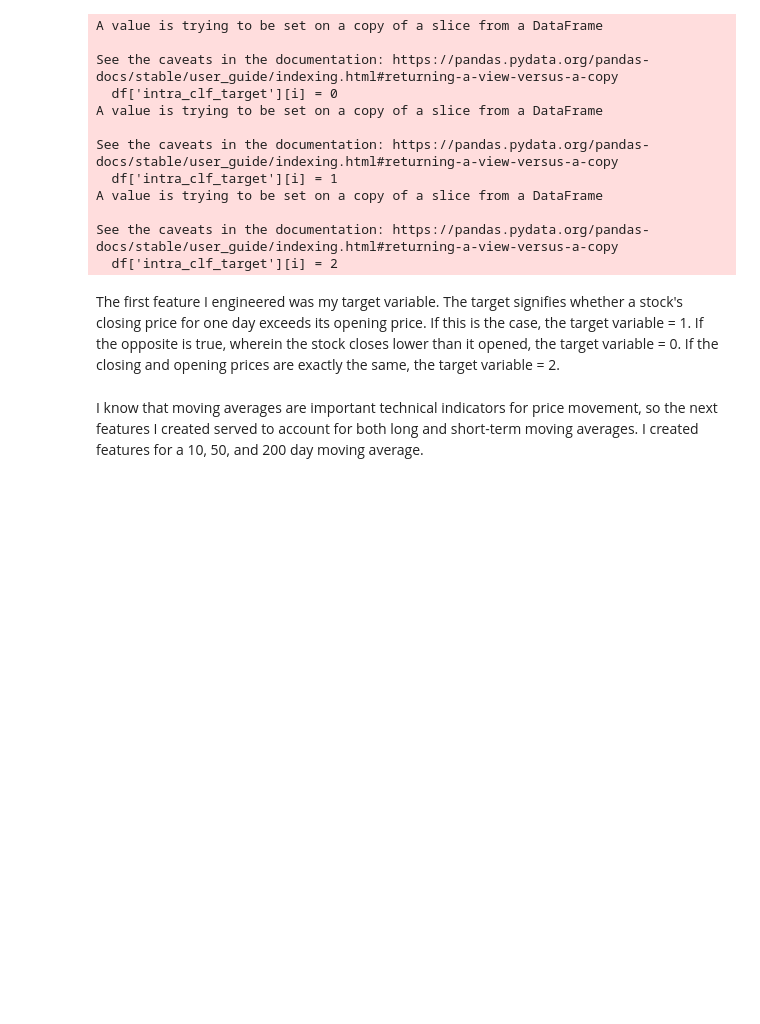
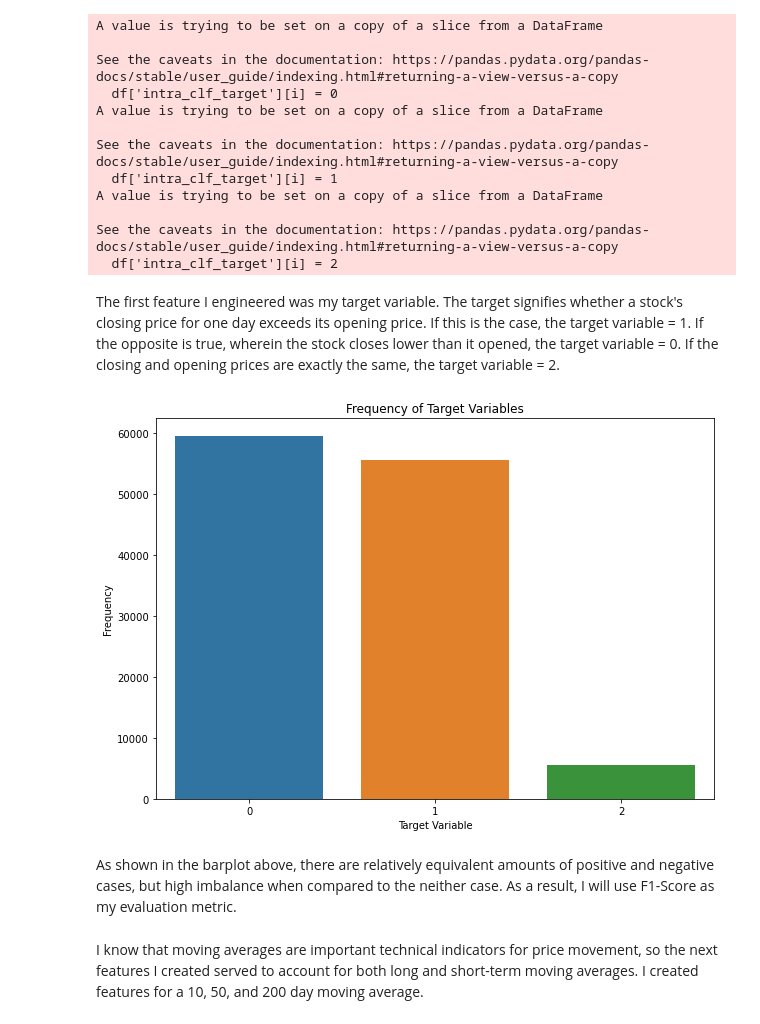
Before and after one commit to jakeoddi/Stock-Price-Forecasting, a Jupyter notebook: data_acquisition.ipynb, the cells around one changed output. Saved outputs shown, nothing was run; the diff lists cells and outputs as text; code cells hidden in the pictures; blank space fills up the shorter version.

```diff
--- a/data_acquisition.ipynb
+++ b/data_acquisition.ipynb
@@ -250,6 +281,29 @@ See the caveats in the documentation: https://pandas.pydata.org/pandas-docs/stab
 The first feature I engineered was my target variable. The target signifies whether a stock's closing price for one day exceeds its opening price. If this is the case, the target variable = 1. If the opposite is true, wherein the stock closes lower than it opened, the target variable = 0. If the closing and opening prices are exactly the same, the target variable = 2.
 # %%
 df_list = create_intra_clf_target(df_list)
+# %%
+# Concatenating again after target variables have been created
+df_joined_2 = pd.concat(df_list)
+
+# Examining value counts of target variables
+target_counts = df_joined_2['intra_clf_target'].value_counts()
+
+# Assigning x and y variables for barplot
+x = target_counts.keys()
+y = target_counts.values
+
+# Visualizing
+fig, ax = plt.subplots(figsize = (10,7))
+sns.barplot(x = x, y = y)
+ax.set(xlabel = 'Target Variable',
+       ylabel = 'Frequency',
+       title = "Frequency of Target Variables")
+sns.barplot(x = x, y = y)
+plt.show()
+# %% [output]
+[figure, added]
+# %% [markdown]
+As shown in the barplot above, there are relatively equivalent amounts of positive and negative cases, but high imbalance when compared to the neither case. As a result, I will use F1-Score as my evaluation metric.
 # %%
 def create_moving_avs(df_list):
     """
```
Also changed, not shown: parts of 10 cells of this notebook.
